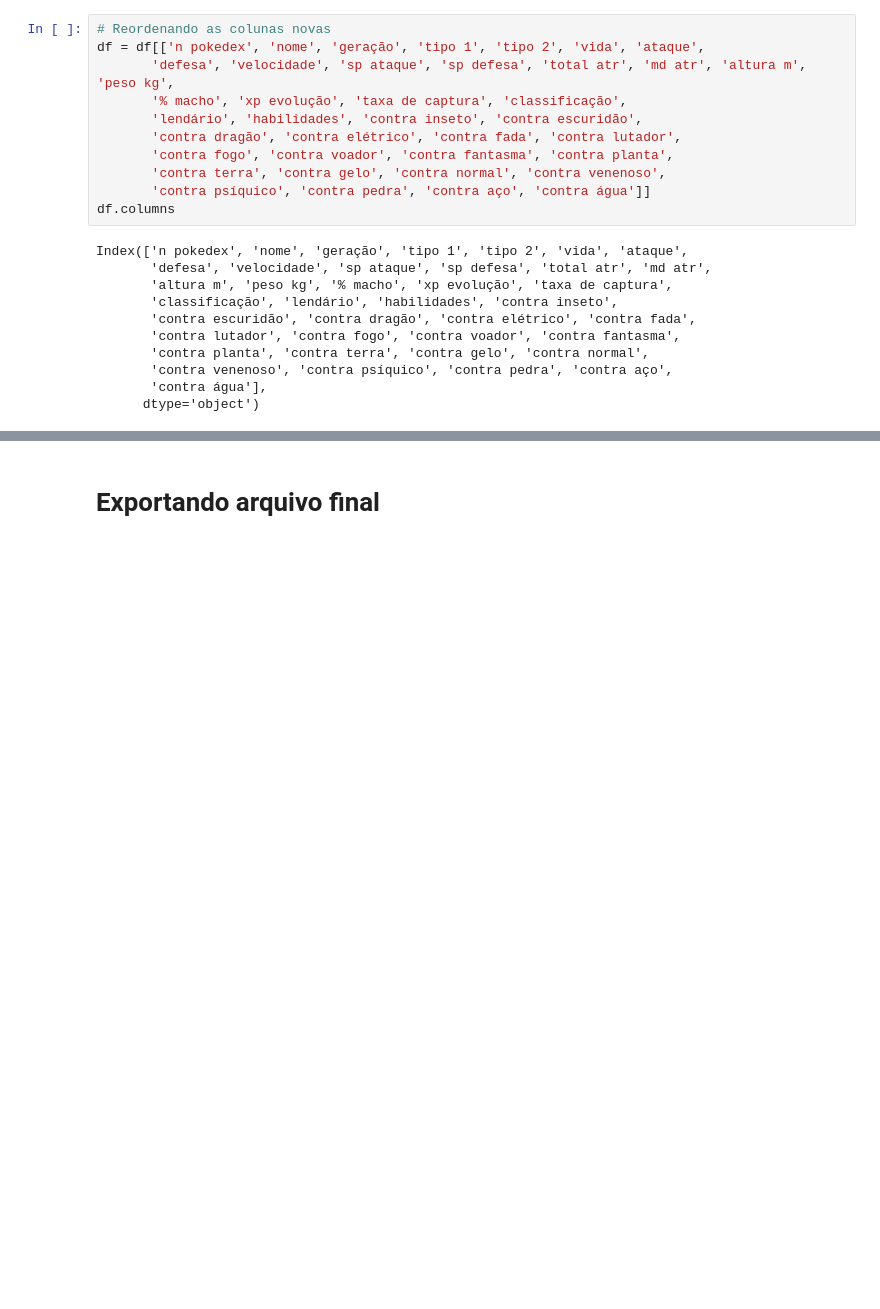
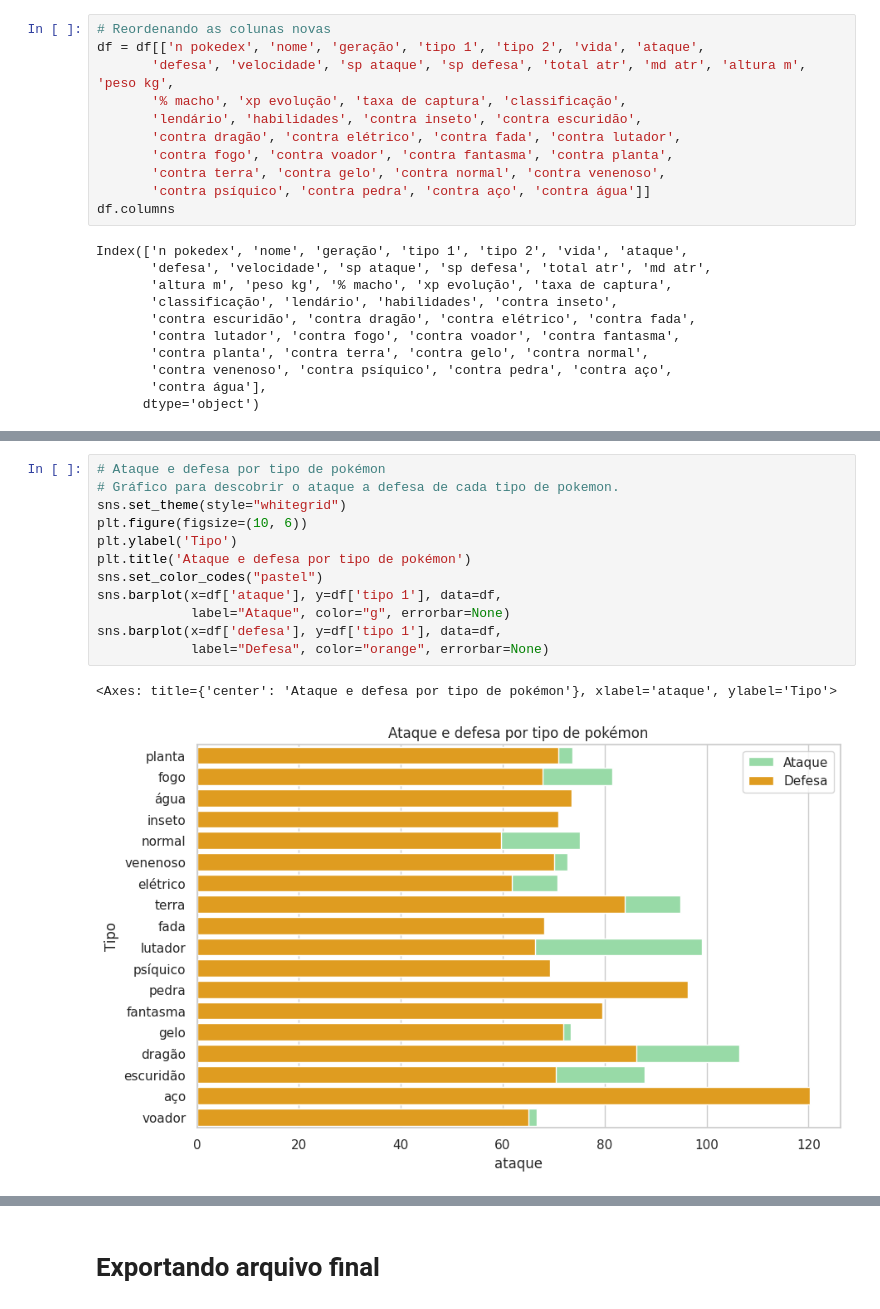
Before and after one commit to lucasfcomaru/Pokemon_dataset_analysis, a Jupyter notebook: Pokémon_dataset_analysis.ipynb, the cells around one changed output, grey strips where cells are left out. Cells and saved outputs as stored; diff of their text form; blank space fills up the shorter version.

```diff
--- a/Pokémon_dataset_analysis.ipynb
+++ b/Pokémon_dataset_analysis.ipynb
@@ -883,0 +922,15 @@ Index(['n pokedex', 'nome', 'geração', 'tipo 1', 'tipo 2', 'vida', 'ataque',
+# %%
+# Ataque e defesa por tipo de pokémon
+# Gráfico para descobrir o ataque a defesa de cada tipo de pokemon.
+sns.set_theme(style="whitegrid")
+plt.figure(figsize=(10, 6))
+plt.ylabel('Tipo')
+plt.title('Ataque e defesa por tipo de pokémon')
+sns.set_color_codes("pastel")
+sns.barplot(x=df['ataque'], y=df['tipo 1'], data=df,
+            label="Ataque", color="g", errorbar=None)
+sns.barplot(x=df['defesa'], y=df['tipo 1'], data=df,
+            label="Defesa", color="orange", errorbar=None)
+# %% [output]
+<Axes: title={'center': 'Ataque e defesa por tipo de pokémon'}, xlabel='ataque', ylabel='Tipo'>
+[figure, added]
```
Also changed, not shown: parts of 7 cells of this notebook, 1 other file.
